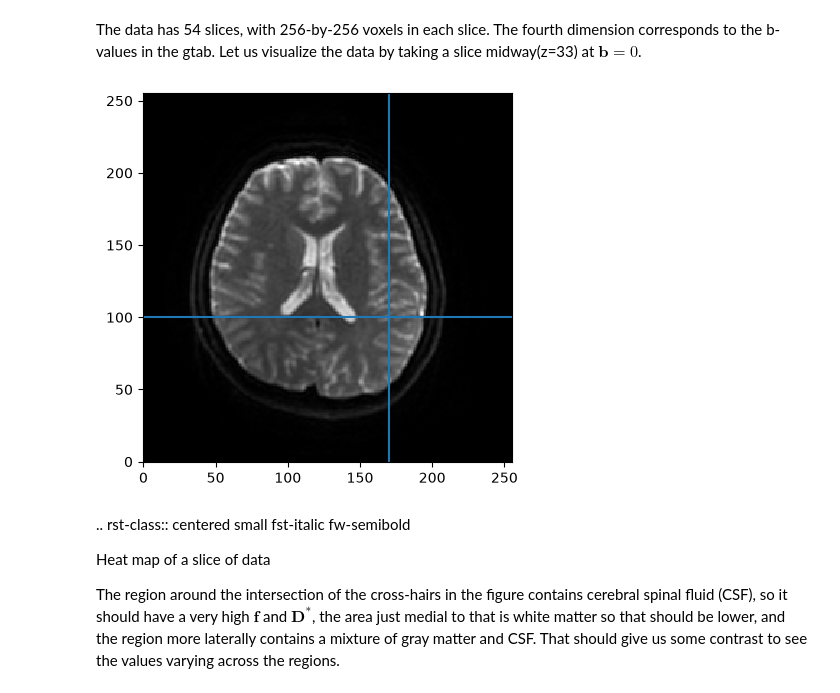
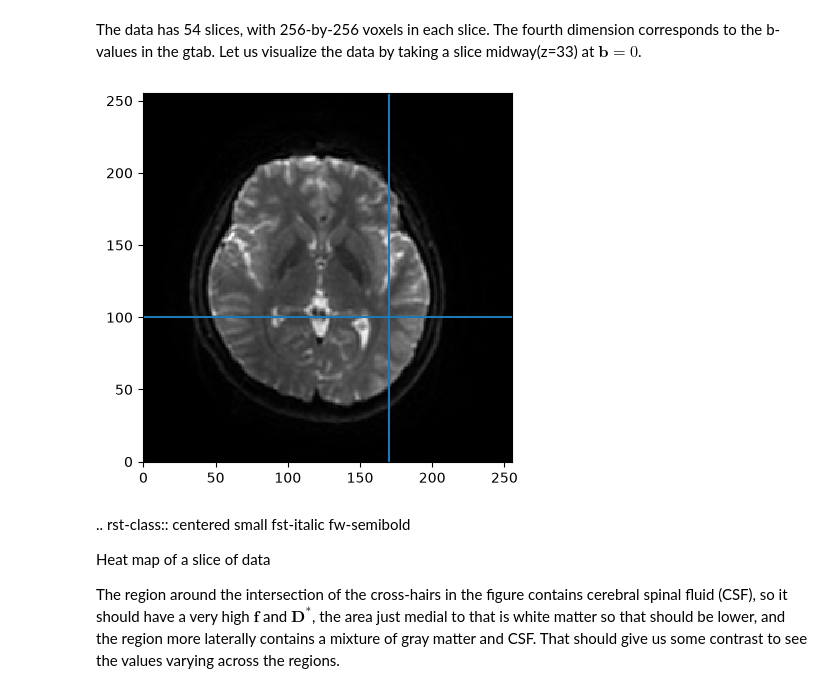
Before and after one commit to Saroj94/IVIM_Autoencoder, a Jupyter notebook: reconst_ivim.ipynb, the cells around one changed output. Saved outputs shown, nothing was run; the diff lists cells and outputs as text; code cells hidden in the pictures.

```diff
--- a/reconst_ivim.ipynb
+++ b/reconst_ivim.ipynb
@@ -75,18 +66,18 @@ The data has 54 slices, with 256-by-256 voxels in each slice. The fourth
 dimension corresponds to the b-values in the gtab. Let us visualize the data
 by taking a slice midway(z=33) at $\mathbf{b} = 0$.
 # %%
-z = 33
+z = 27
 b = 0
 
 fig, ax = plt.subplots()
 ax.imshow(data[:, :, z, b].T, origin="lower", cmap="gray", interpolation="nearest")
 ax.axhline(y=100)
 ax.axvline(x=170)
 # fig.savefig("ivim_data_slice.png")
 # plt.close(fig)
 plt.show()
 # %% [output]
-[figure, old version]
+[figure, new version]
 # %% [markdown]
 .. rst-class:: centered small fst-italic fw-semibold
 
```
Also changed, not shown: parts of 7 cells of this notebook.
